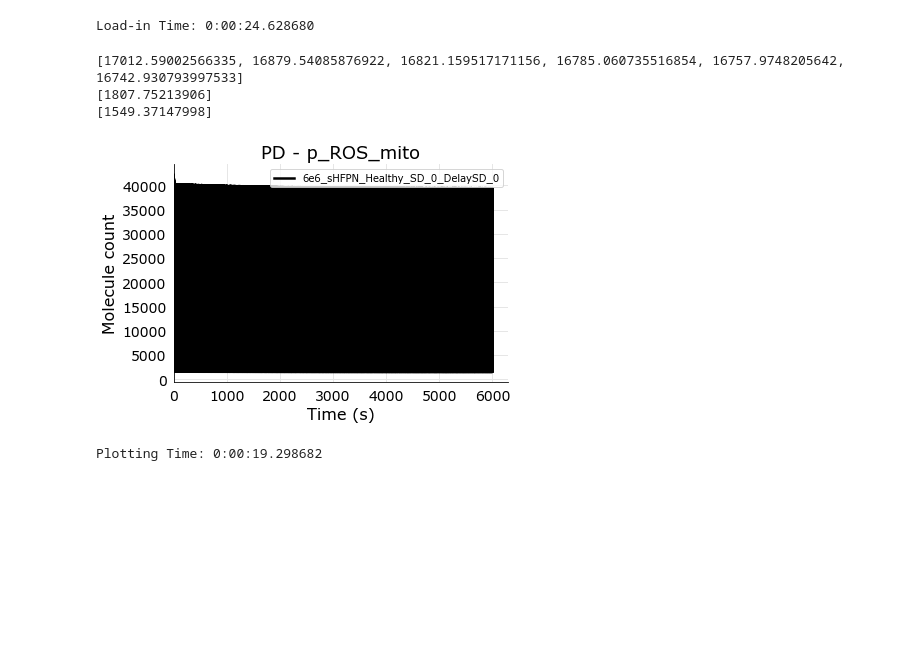
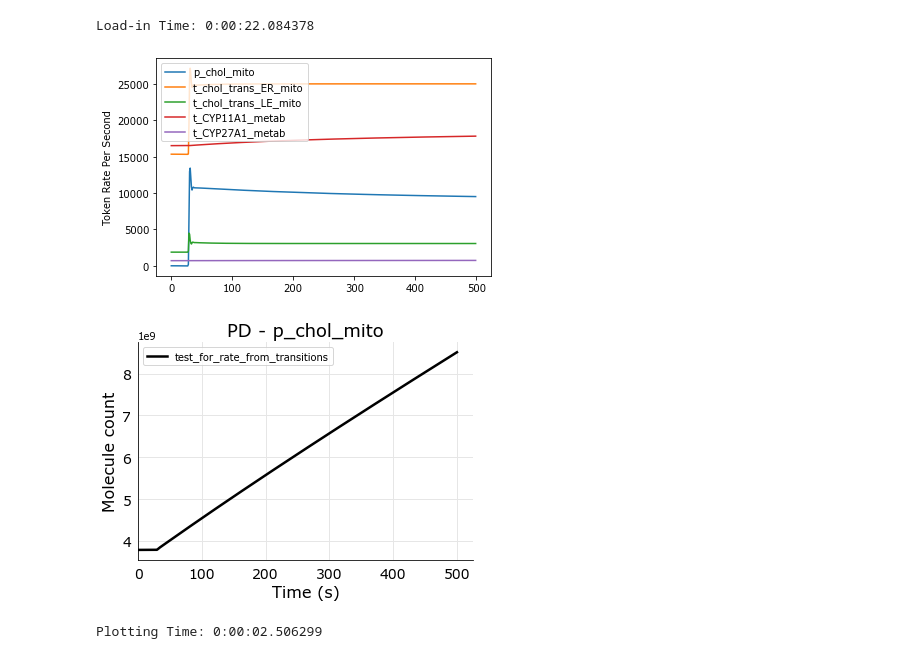
Before and after one commit to BrandonSLockey/HFPN-Stochastic-Version, a Jupyter notebook: HFPN-Stochastic-Version/sHFPN Plotting Jupyter Notebook.ipynb, the cells around one changed output. Saved outputs shown, nothing was run; the diff lists cells and outputs as text; code cells hidden in the pictures; blank space fills up the shorter version.

Commit message:
Added plot_tokens_produced_from_each TRANSITION and plot_RATE_for_place

```diff
--- a/HFPN-Stochastic-Version/sHFPN Plotting Jupyter Notebook.ipynb
+++ b/HFPN-Stochastic-Version/sHFPN Plotting Jupyter Notebook.ipynb
@@ -13,13 +13,13 @@ analysis = {}
 start_time = datetime.now()
 
 #File1 = '6e6_sHFPN_Healthy_SD_0_DelaySD_01'
-File2 = '6e6_sHFPN_Healthy_SD_0_DelaySD_0'
-#File3 = '10e6_sHFPN_Healthy_SD_01_DelaySD_0_RUN_2'
-desired_plotting_steps = 6000000
+#File2 = '6e6_sHFPN_Healthy_SD_0_DelaySD_0'
+File3 = 'test_for_rate_from_transitions'
+desired_plotting_steps = 500000
 
 #analysis[File1] = Analysis.load_from_file(File1)
-analysis[File2] = Analysis.load_from_file(File2)
-#analysis[File3] = Analysis.load_from_file(File3)
+#analysis[File2] = Analysis.load_from_file(File2)
+analysis[File3] = Analysis.load_from_file(File3)
 
 execution_time = datetime.now()-start_time
 print('\n\nLoad-in Time:', execution_time)
@@ -28,7 +28,7 @@ print("")
 #~~~~~~~~~~~~~~~~~~~~~~~~~~~~~~~End - BSL~~~~~~~~~~~~~~~~~~~~~~~~~~~~~~~~~~~~#
 ##############################################################################
 # %% [output]
-Load-in Time: 0:00:24.628680
+Load-in Time: 0:00:22.084378
 # %%
 def smoothen(array, filter_size):
     filt=np.ones(filter_size)/filter_size
@@ -133,21 +133,45 @@ def create_bar_chart(analysis, places_a, places_a_labels, places_b, places_b_lab
 ################Other Relevant Graphs - BSL###################################
 ##############################################################################
 
-def calculate_mean_per_bin(file, place_id, bin_width):
+def return_list_of_means_calculated_froms_bins_from_list(normal_list,bin_width):
     """
     bin_width should be in time_steps and total timesteps/bin_width should equal an integer
     """
-    data = analysis[file].mean_token_history_for_places([place_id])[0:desired_plotting_steps+1]
     bin_number = desired_plotting_steps/bin_width
     start = 0
     end = bin_width
     list_of_means = []
     for item in range(int(bin_number)):
-        list_of_means.append(np.mean(data[start:end]))
+        list_of_means.append(np.mean(normal_list[start:end]))
         start = start + bin_width
         end = end + bin_width
     return list_of_means
 
+
+def return_list_of_rate_of_change_for_place(random_list):
+    empty_list = [0]
+    stop = len(random_list)-1
+    for index,item in enumerate(random_list):
+        if index == stop:
+            return empty_list
+        if index<len(random_list):
+            empty_list.append(random_list[index+1]-random_list[index])
+
+def plot_rate_for_place(file, place_id, bin_width):
+    data = analysis[file].mean_token_history_for_places([place_id])[0:desired_plotting_steps+1]
+    list_of_lists = data.tolist()
+    normal_list = [item for sublist in list_of_lists for item in sublist]
+    rate_list_of_place = return_list_of_rate_of_change_for_place(normal_list)
+    binned_rate_list_of_place= return_list_of_means_calculated_froms_bins_from_list(rate_list_of_place,bin_width)
+    plt.plot(binned_rate_list_of_place, label=place_id)
+    plt.legend()
+
+def plot_tokens_produced_from_each_TRANSITION(file, transition_id, bin_width):
+    list_of_tokens = analysis[file].transitions[transition_id].list_of_produced_tokens
+    binned_list_of_tokens = return_list_of_means_calculated_froms_bins_from_list(list_of_tokens, bin_width)
+    plt.plot(binned_list_of_tokens, label=transition_id)
+    plt.ylabel("Token Rate Per Second")
+    plt.legend()
 
 
 
@@ -245,36 +269,39 @@ def calculate_TRUE_calcium_stochasticity(file):
 # %%
 ##############################################################################
 ################Plotting Commands - BSL#######################################
 ##############################################################################
 start_time = datetime.now()
 
-print(calculate_mean_per_bin(File2, "p_ROS_mito",1000000))
+#print(calculate_mean_per_bin(File2, "p_ROS_mito",1000000)) # doesnt work anymore, need to make a new function called array_to_list that converts data to a normal list
 
 #calculate_TRUE_calcium_stochasticity(File1)
 #calculate_TRUE_calcium_stochasticity(File2)
+plot_rate_for_place(File3,"p_chol_mito", bin_width = 1000)
+plot_tokens_produced_from_each_TRANSITION(File3, "t_chol_trans_ER_mito", bin_width=1000)
+plot_tokens_produced_from_each_TRANSITION(File3, "t_chol_trans_LE_mito", bin_width=1000)
+plot_tokens_produced_from_each_TRANSITION(File3, "t_CYP11A1_metab", bin_width=1000)
+plot_tokens_produced_from_each_TRANSITION(File3, "t_CYP27A1_metab", bin_width=1000)
 
 create_plot(analysis,
-            input_place_list = ['p_ROS_mito'],
+            input_place_list = ['p_chol_mito'],
             place_labels = [""],
-            mutation_list = [File2],
-            mutation_labels = [File2],
-            plot_title = 'PD - p_ROS_mito')
+            mutation_list = [File3],
+            mutation_labels = [File3],
+            plot_title = 'PD - p_chol_mito')
 
 
 
 # create_histogram(analysis, 20)
 
 # calculate_mean_of_delay(analysis, File1)
 # calculate_mean_of_delay(analysis, File2)
 
 execution_time = datetime.now()-start_time
 print('\n\nPlotting Time:', execution_time)
 ##############################################################################
 #~~~~~~~~~~~~~~~~~~~~~~~~~~~~~~~End - BSL~~~~~~~~~~~~~~~~~~~~~~~~~~~~~~~~~~~~#
 ##############################################################################
 # %% [output]
+[figure, new version]
+[figure, added]
-[17012.59002566335, 16879.54085876922, 16821.159517171156, 16785.060735516854, 16757.9748205642, 16742.930793997533]
-[1807.75213906]
-[1549.37147998]
+Plotting Time: 0:00:02.506299
-[figure, old version]
-Plotting Time: 0:00:19.298682
```
Also changed, not shown: parts of 1 cell of this notebook.
